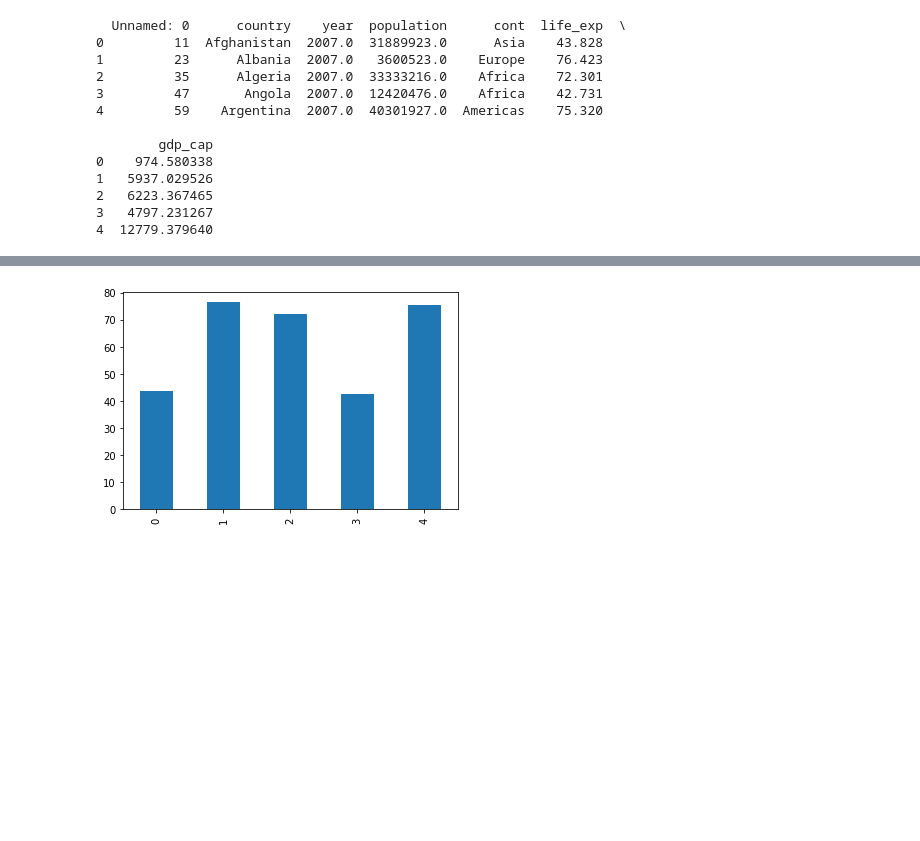
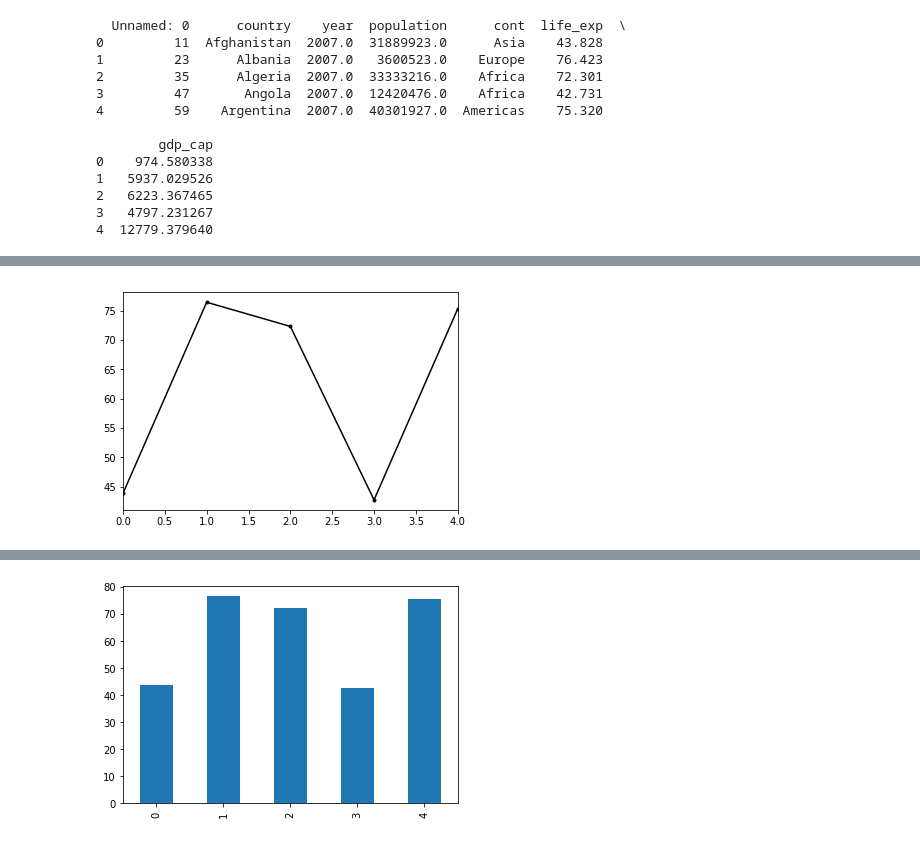
Before and after one commit to tmPolla/python, a Jupyter notebook: SketchBook/Matplotlib.ipynb, the cells around one changed output, grey strips where cells are left out. Drawn from its saved outputs; the diff is of its cells as text; code cells hidden in the pictures; blank space fills up the shorter version.

```diff
--- a/SketchBook/Matplotlib.ipynb
+++ b/SketchBook/Matplotlib.ipynb
@@ -32,0 +44,6 @@ country = data_df["country"]
+# %%
+# k: black; .:dot, -:solid line
+data_df["life_exp"].head().plot(style='k.-')
+plt.show()
+# %% [output]
+[figure, added]
```
Also changed, not shown: parts of 4 cells of this notebook.
